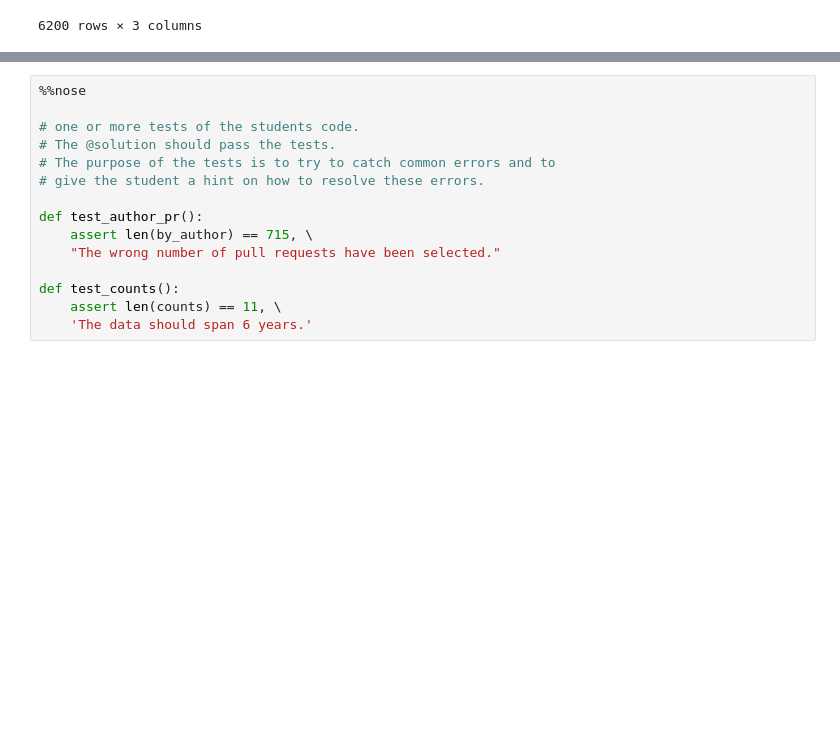
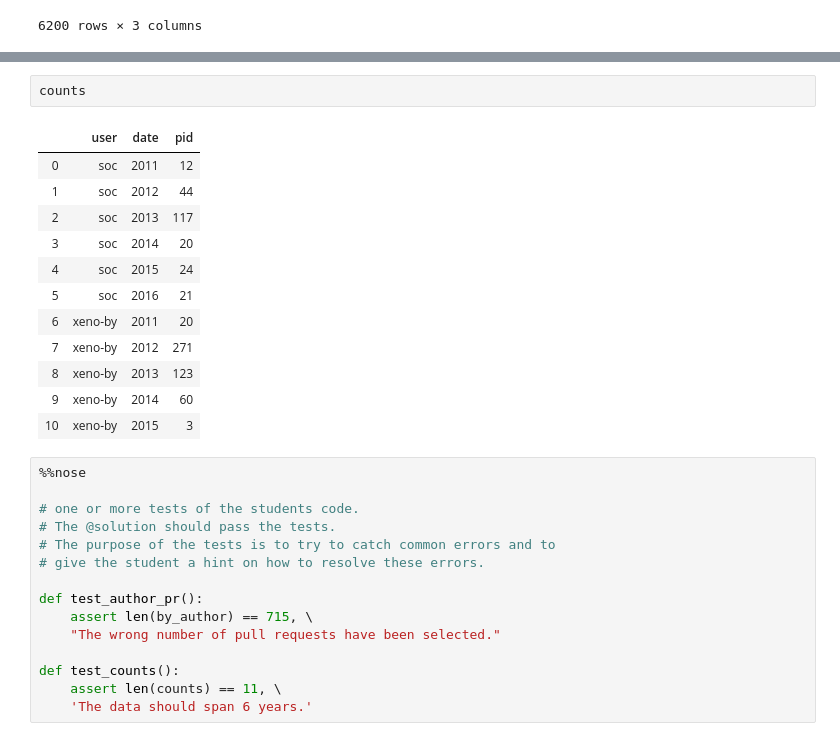
Before and after one commit to Hotlynn2/THE-GITHUB-HISTORY-OF-THE-SCALA-LANGUAGE, a Jupyter notebook: Scal Real-world project.ipynb, the cells around one changed output, grey strips where cells are left out. Drawn from its saved outputs; the diff is of its cells as text; blank space fills up the shorter version.

```diff
--- a/Scal Real-world project.ipynb
+++ b/Scal Real-world project.ipynb
@@ -343,3 +360,18 @@ NameError: name 'count_wide' is not defined
+# %%
+counts
+# %% [output]
+|  | user | date | pid |
+| 0 | soc | 2011 | 12 |
+| 1 | soc | 2012 | 44 |
+| 2 | soc | 2013 | 117 |
+| 3 | soc | 2014 | 20 |
+| 4 | soc | 2015 | 24 |
+| 5 | soc | 2016 | 21 |
+| 6 | xeno-by | 2011 | 20 |
+| 7 | xeno-by | 2012 | 271 |
+| 8 | xeno-by | 2013 | 123 |
+| 9 | xeno-by | 2014 | 60 |
+| 10 | xeno-by | 2015 | 3 |
 # %%
 %%nose
 
```
Also changed, not shown: parts of 2 cells of this notebook.
